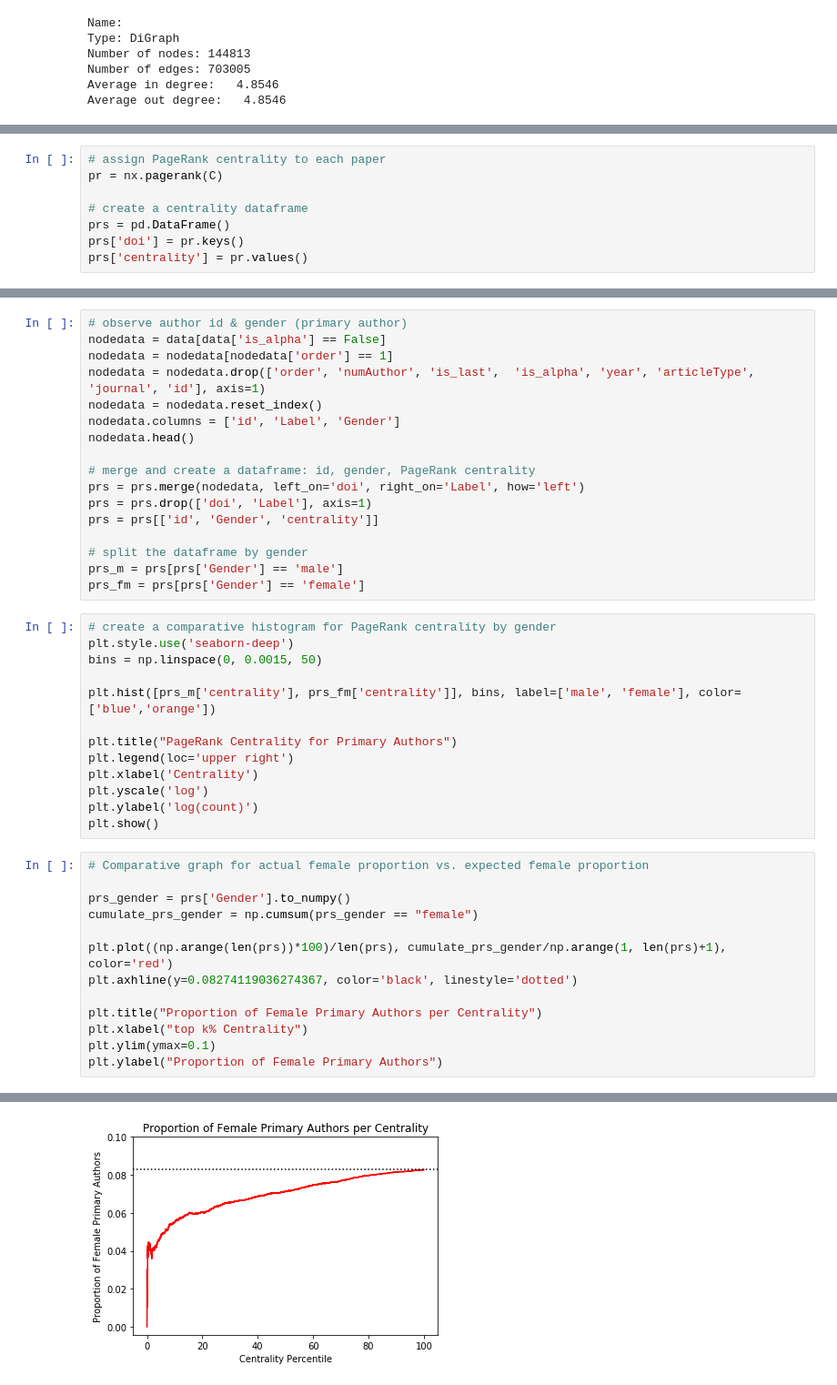
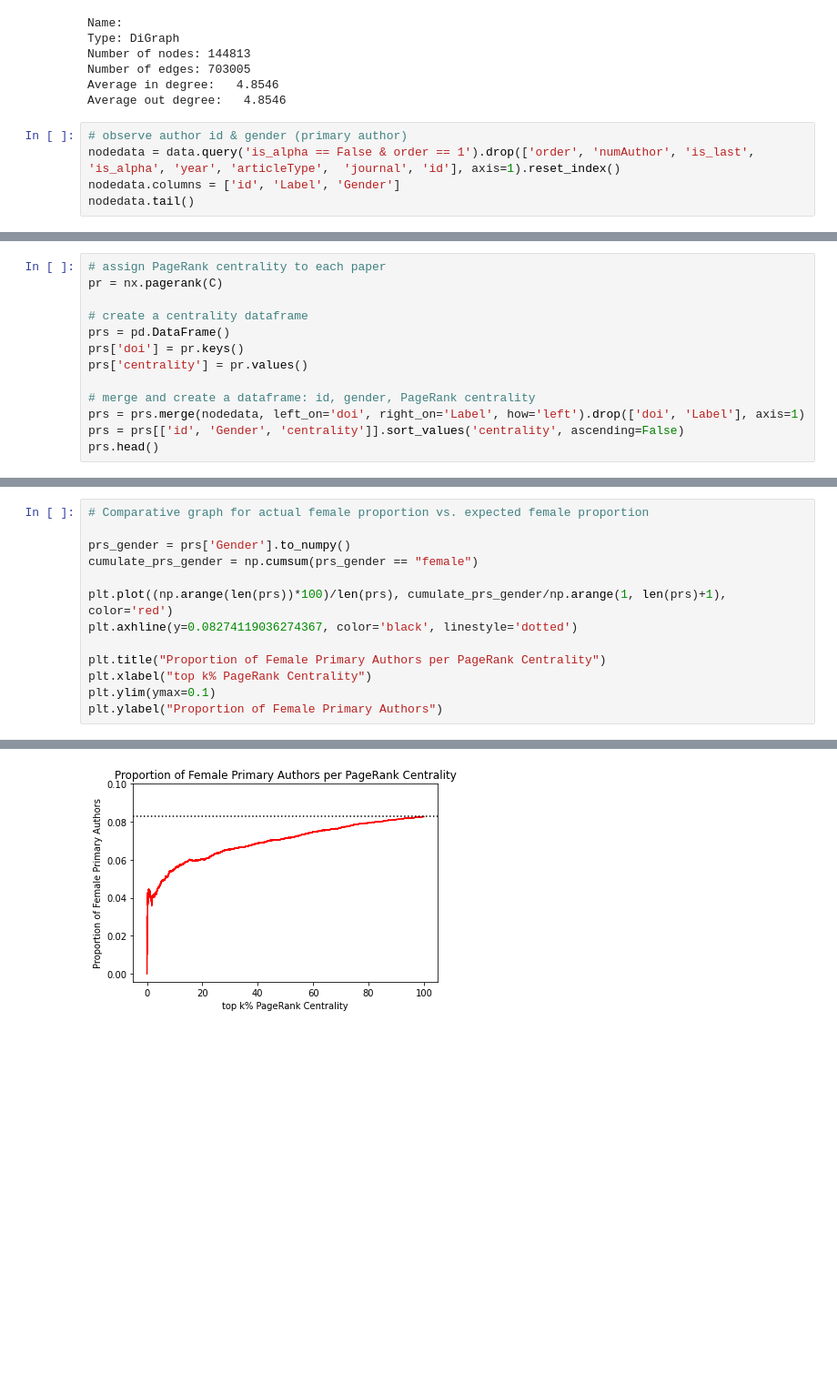
Before and after one commit to therobinkay/gender_bias_2021, a Jupyter notebook: Journal_Analysis_1_(GitHub).ipynb, the cells around one changed output, grey strips where cells are left out. Shown at 91% size. Saved outputs shown, nothing was run; the diff lists cells and outputs as text; blank space fills up the shorter version.

```diff
--- a/Journal_Analysis_1_(GitHub).ipynb
+++ b/Journal_Analysis_1_(GitHub).ipynb
@@ -293,3 +293,8 @@ Number of nodes: 144813
 Number of edges: 703005
 Average in degree:   4.8546
 Average out degree:   4.8546
+# %%
+# observe author id & gender (primary author)
+nodedata = data.query('is_alpha == False & order == 1').drop(['order', 'numAuthor',	'is_last',	'is_alpha',	'year',	'articleType',	'journal', 'id'], axis=1).reset_index()
+nodedata.columns = ['id', 'Label', 'Gender']
+nodedata.tail()
@@ -301,3 +313,8 @@ pr = nx.pagerank(C)
 prs = pd.DataFrame()
 prs['doi'] = pr.keys()
 prs['centrality'] = pr.values()
+
+# merge and create a dataframe: id, gender, PageRank centrality
+prs = prs.merge(nodedata, left_on='doi', right_on='Label', how='left').drop(['doi', 'Label'], axis=1)
+prs = prs[['id', 'Gender', 'centrality']].sort_values('centrality', ascending=False)
+prs.head()
@@ -304,46 +328,16 @@ prs['centrality'] = pr.values()
-# %%
-# observe author id & gender (primary author)
-nodedata = data[data['is_alpha'] == False]
-nodedata = nodedata[nodedata['order'] == 1]
-nodedata = nodedata.drop(['order', 'numAuthor',	'is_last',	'is_alpha',	'year',	'articleType',	'journal', 'id'], axis=1)
-nodedata = nodedata.reset_index()
-nodedata.columns = ['id', 'Label', 'Gender']
-nodedata.head()
-
-# merge and create a dataframe: id, gender, PageRank centrality
-prs = prs.merge(nodedata, left_on='doi', right_on='Label', how='left')
-prs = prs.drop(['doi', 'Label'], axis=1)
-prs = prs[['id', 'Gender', 'centrality']]
-
-# split the dataframe by gender
-prs_m = prs[prs['Gender'] == 'male']
-prs_fm = prs[prs['Gender'] == 'female']
-# %%
-# create a comparative histogram for PageRank centrality by gender
-plt.style.use('seaborn-deep')
-bins = np.linspace(0, 0.0015, 50)
-
-plt.hist([prs_m['centrality'], prs_fm['centrality']], bins, label=['male', 'female'], color=['blue','orange'])
-
-plt.title("PageRank Centrality for Primary Authors")
-plt.legend(loc='upper right')
-plt.xlabel('Centrality')
-plt.yscale('log')
-plt.ylabel('log(count)')
-plt.show()
 # %%
 # Comparative graph for actual female proportion vs. expected female proportion
 
 prs_gender = prs['Gender'].to_numpy()
 cumulate_prs_gender = np.cumsum(prs_gender == "female")
 
 plt.plot((np.arange(len(prs))*100)/len(prs), cumulate_prs_gender/np.arange(1, len(prs)+1), color='red')
 plt.axhline(y=0.08274119036274367, color='black', linestyle='dotted')
 
-plt.title("Proportion of Female Primary Authors per Centrality")
-plt.xlabel("top k% Centrality")
+plt.title("Proportion of Female Primary Authors per PageRank Centrality")
+plt.xlabel("top k% PageRank Centrality")
 plt.ylim(ymax=0.1)
 plt.ylabel("Proportion of Female Primary Authors")
 # %% [output]
 Text(0, 0.5, 'Proportion of Female Primary Authors')
-[figure, old version]
+[figure, new version]
```
Also changed, not shown: parts of 3 cells of this notebook.
